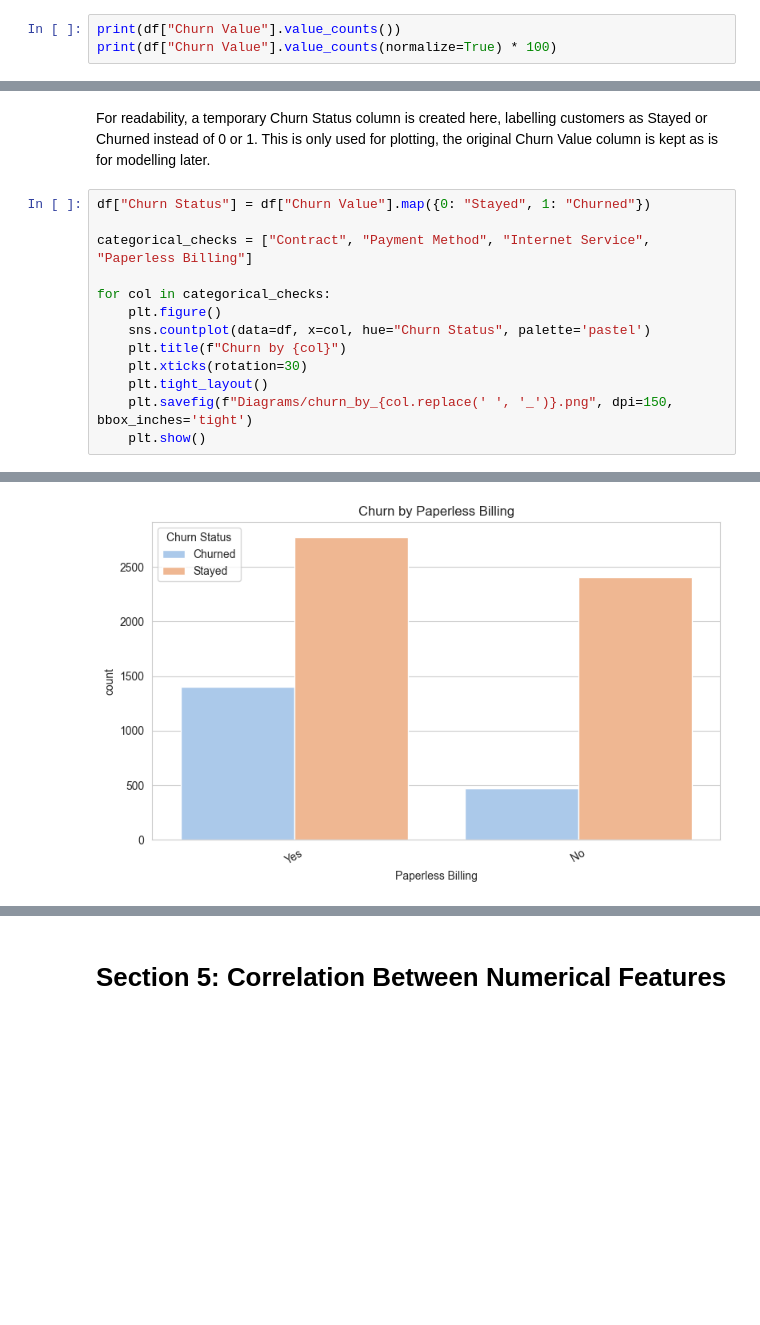
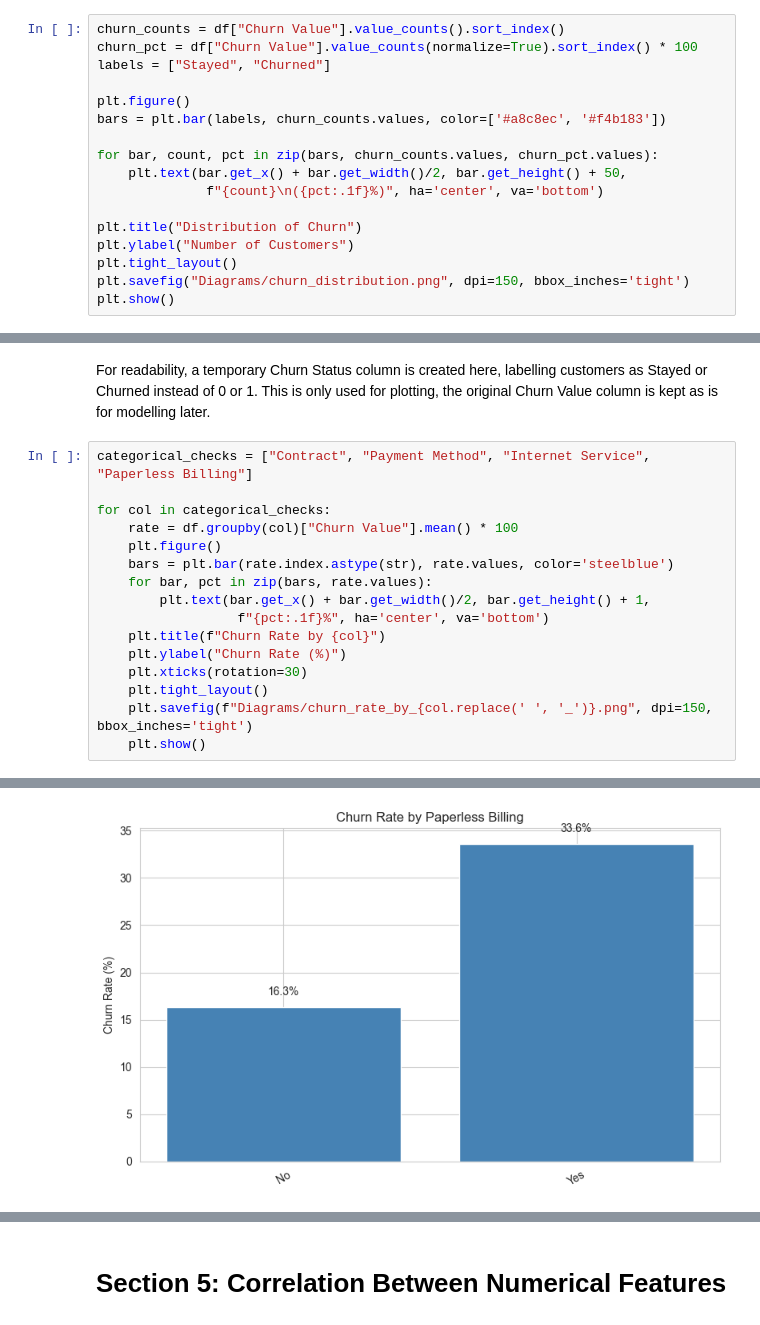
Before and after one commit to ST10294145/Customer-Churn-Data-Analysis, a Jupyter notebook: churn_data.ipynb, the cells around one changed output, grey strips where cells are left out. Cells and saved outputs as stored; diff of their text form; blank space fills up the shorter version.

```diff
--- a/churn_data.ipynb
+++ b/churn_data.ipynb
@@ -111,6 +111,20 @@ This section outlines what will be explored before preprocessing begins. The fol
 # %% [markdown]
 This section checks the balance between customers who churned and customers who did not. Class imbalance affects how the models are trained and evaluated later, so it needs to be confirmed early (Suguna et al., 2025).
 # %%
-print(df["Churn Value"].value_counts())
-print(df["Churn Value"].value_counts(normalize=True) * 100)
+churn_counts = df["Churn Value"].value_counts().sort_index()
+churn_pct = df["Churn Value"].value_counts(normalize=True).sort_index() * 100
+labels = ["Stayed", "Churned"]
+
+plt.figure()
+bars = plt.bar(labels, churn_counts.values, color=['#a8c8ec', '#f4b183'])
+
+for bar, count, pct in zip(bars, churn_counts.values, churn_pct.values):
+    plt.text(bar.get_x() + bar.get_width()/2, bar.get_height() + 50,
+              f"{count}\n({pct:.1f}%)", ha='center', va='bottom')
+
+plt.title("Distribution of Churn")
+plt.ylabel("Number of Customers")
+plt.tight_layout()
+plt.savefig("Diagrams/churn_distribution.png", dpi=150, bbox_inches='tight')
+plt.show()
 # %% [output]
@@ -205,16 +214,19 @@ This section checks whether categorical features like contract type and payment
 # %% [markdown]
 For readability, a temporary Churn Status column is created here, labelling customers as Stayed or Churned instead of 0 or 1. This is only used for plotting, the original Churn Value column is kept as is for modelling later.
 # %%
-df["Churn Status"] = df["Churn Value"].map({0: "Stayed", 1: "Churned"})
-
 categorical_checks = ["Contract", "Payment Method", "Internet Service", "Paperless Billing"]
 
 for col in categorical_checks:
+    rate = df.groupby(col)["Churn Value"].mean() * 100
     plt.figure()
-    sns.countplot(data=df, x=col, hue="Churn Status", palette='pastel')
-    plt.title(f"Churn by {col}")
+    bars = plt.bar(rate.index.astype(str), rate.values, color='steelblue')
+    for bar, pct in zip(bars, rate.values):
+        plt.text(bar.get_x() + bar.get_width()/2, bar.get_height() + 1,
+                  f"{pct:.1f}%", ha='center', va='bottom')
+    plt.title(f"Churn Rate by {col}")
+    plt.ylabel("Churn Rate (%)")
     plt.xticks(rotation=30)
     plt.tight_layout()
-    plt.savefig(f"Diagrams/churn_by_{col.replace(' ', '_')}.png", dpi=150, bbox_inches='tight')
+    plt.savefig(f"Diagrams/churn_rate_by_{col.replace(' ', '_')}.png", dpi=150, bbox_inches='tight')
     plt.show()
 # %% [output]
@@ -224 +236 @@ for col in categorical_checks:
-[figure, old version]
+[figure, new version]
```
Also changed, not shown: parts of 19 cells of this notebook, 15 other files.
